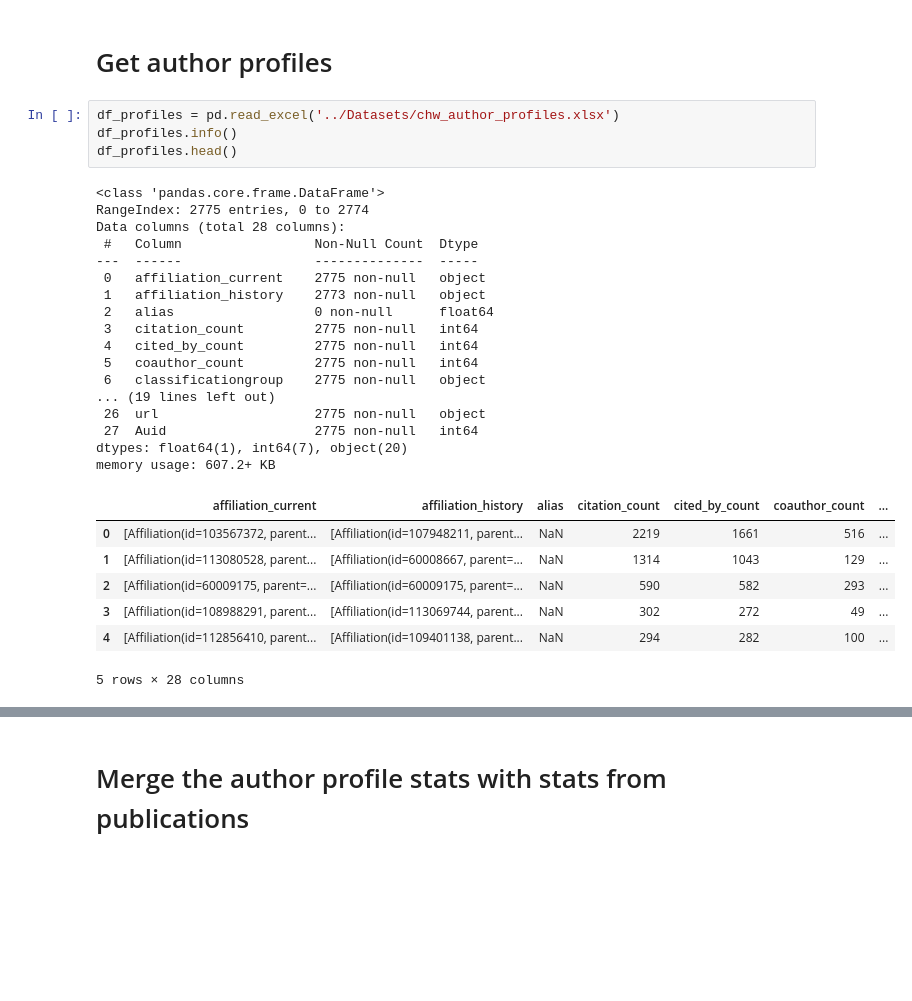
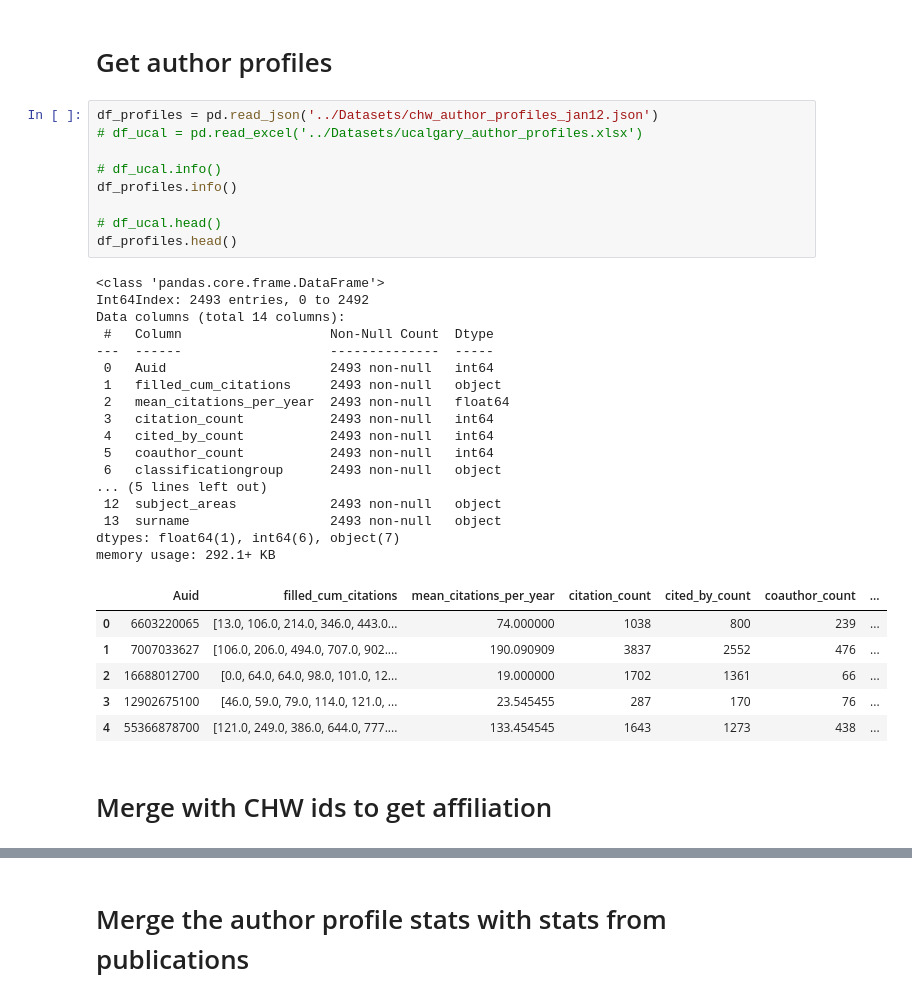
Before and after one commit to uniformlyMatt/bibliometrics, a Jupyter notebook: PCA prep.ipynb, the cells around one changed output, grey strips where cells are left out. Saved outputs shown, nothing was run; the diff lists cells and outputs as text; blank space fills up the shorter version.

```diff
--- a/PCA prep.ipynb
+++ b/PCA prep.ipynb
@@ -244,31 +413,37 @@ memory usage: 393.1 KB
 # %% [markdown]
 # Get author profiles
 # %%
-df_profiles = pd.read_excel('../Datasets/chw_author_profiles.xlsx')
+df_profiles = pd.read_json('../Datasets/chw_author_profiles_jan12.json')
+# df_ucal = pd.read_excel('../Datasets/ucalgary_author_profiles.xlsx')
+
+# df_ucal.info()
 df_profiles.info()
+
+# df_ucal.head()
 df_profiles.head()
 # %% [output]
 <class 'pandas.core.frame.DataFrame'>
-RangeIndex: 2775 entries, 0 to 2774
-Data columns (total 28 columns):
- #   Column                 Non-Null Count  Dtype
----  ------                 --------------  -----
- 0   affiliation_current    2775 non-null   object
- 1   affiliation_history    2773 non-null   object
- 2   alias                  0 non-null      float64
- 3   citation_count         2775 non-null   int64
- 4   cited_by_count         2775 non-null   int64
- 5   coauthor_count         2775 non-null   int64
- 6   classificationgroup    2775 non-null   object
-... (19 lines left out)
- 26  url                    2775 non-null   object
- 27  Auid                   2775 non-null   int64
-dtypes: float64(1), int64(7), object(20)
-memory usage: 607.2+ KB
+Int64Index: 2493 entries, 0 to 2492
+Data columns (total 14 columns):
+ #   Column                   Non-Null Count  Dtype
+---  ------                   --------------  -----
+ 0   Auid                     2493 non-null   int64
+ 1   filled_cum_citations     2493 non-null   object
+ 2   mean_citations_per_year  2493 non-null   float64
+ 3   citation_count           2493 non-null   int64
+ 4   cited_by_count           2493 non-null   int64
+ 5   coauthor_count           2493 non-null   int64
+ 6   classificationgroup      2493 non-null   object
+... (5 lines left out)
+ 12  subject_areas            2493 non-null   object
+ 13  surname                  2493 non-null   object
+dtypes: float64(1), int64(6), object(7)
+memory usage: 292.1+ KB
-|  | affiliation_current | affiliation_history | alias | citation_count | cited_by_count | coauthor_count | ... |
-| 0 | [Affiliation(id=103567372, parent... | [Affiliation(id=107948211, parent... | NaN | 2219 | 1661 | 516 | ... |
-| 1 | [Affiliation(id=113080528, parent... | [Affiliation(id=60008667, parent=... | NaN | 1314 | 1043 | 129 | ... |
-| 2 | [Affiliation(id=60009175, parent=... | [Affiliation(id=60009175, parent=... | NaN | 590 | 582 | 293 | ... |
-| 3 | [Affiliation(id=108988291, parent... | [Affiliation(id=113069744, parent... | NaN | 302 | 272 | 49 | ... |
-| 4 | [Affiliation(id=112856410, parent... | [Affiliation(id=109401138, parent... | NaN | 294 | 282 | 100 | ... |
+|  | Auid | filled_cum_citations | mean_citations_per_year | citation_count | cited_by_count | coauthor_count | ... |
+| 0 | 6603220065 | [13.0, 106.0, 214.0, 346.0, 443.0... | 74.000000 | 1038 | 800 | 239 | ... |
+| 1 | 7007033627 | [106.0, 206.0, 494.0, 707.0, 902.... | 190.090909 | 3837 | 2552 | 476 | ... |
+| 2 | 16688012700 | [0.0, 64.0, 64.0, 98.0, 101.0, 12... | 19.000000 | 1702 | 1361 | 66 | ... |
+| 3 | 12902675100 | [46.0, 59.0, 79.0, 114.0, 121.0, ... | 23.545455 | 287 | 170 | 76 | ... |
+| 4 | 55366878700 | [121.0, 249.0, 386.0, 644.0, 777.... | 133.454545 | 1643 | 1273 | 438 | ... |
-5 rows × 28 columns
+# %% [markdown]
+# Merge with CHW ids to get affiliation
```
Also changed, not shown: parts of 131 cells of this notebook, 3 other files.
